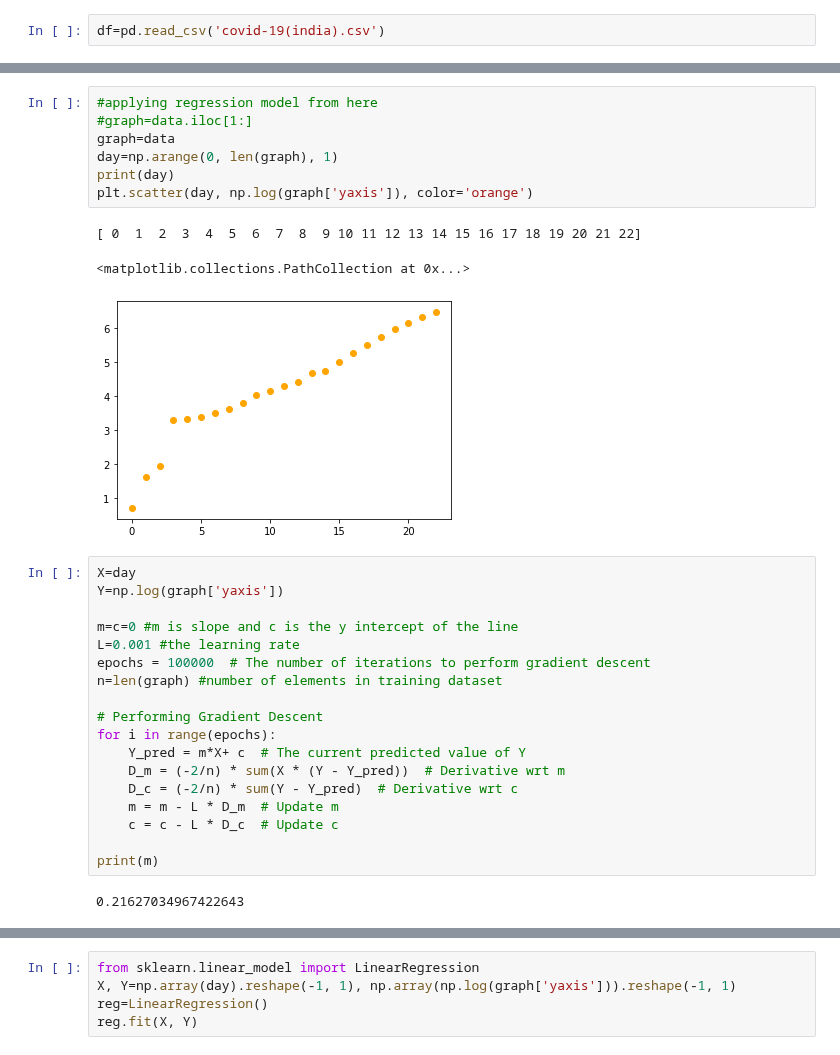
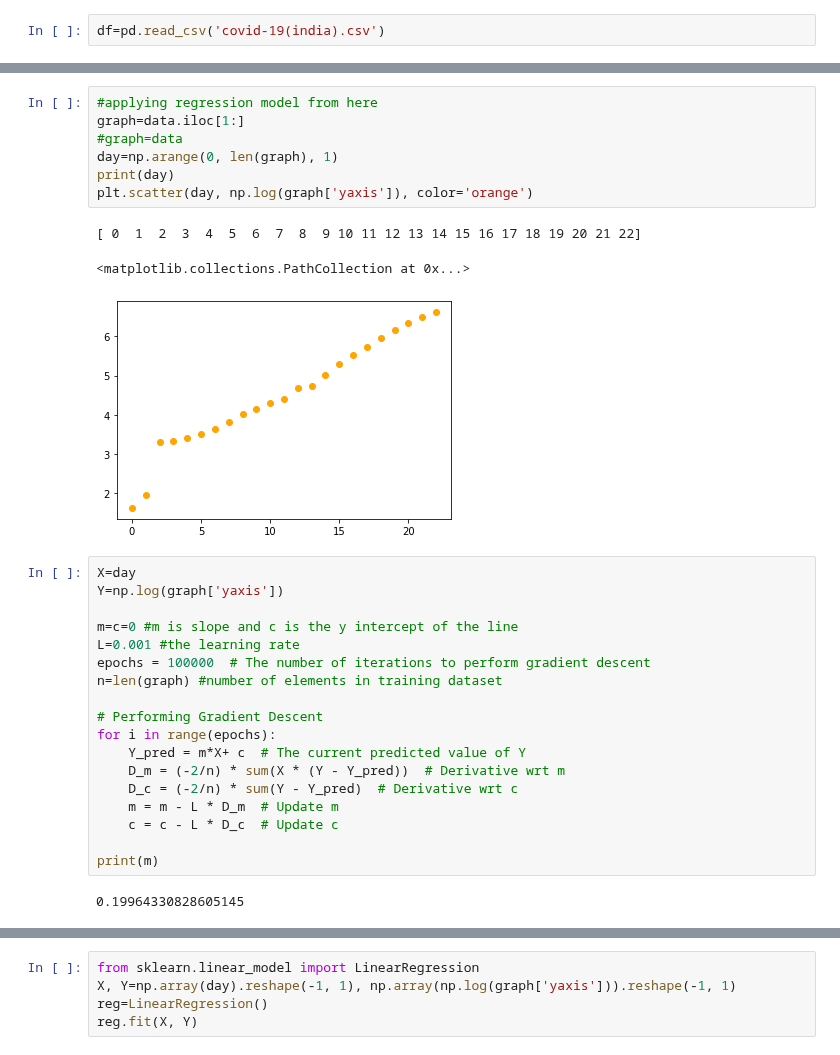
Before and after one commit to firefistKunal/DataScienceN00b, a Jupyter notebook: track_covid-19/localQuery.ipynb, the cells around one changed output, grey strips where cells are left out. Saved outputs shown, nothing was run; the diff lists cells and outputs as text.

Commit message:
visualising some datasets

```diff
--- a/track_covid-19/localQuery.ipynb
+++ b/track_covid-19/localQuery.ipynb
@@ -59,14 +59,14 @@ plt.scatter(data['Date'], data['yaxis'])
 # %%
 #applying regression model from here
-#graph=data.iloc[1:]
-graph=data
+graph=data.iloc[1:]
+#graph=data
 day=np.arange(0, len(graph), 1)
 print(day)
 plt.scatter(day, np.log(graph['yaxis']), color='orange')
 # %% [output]
 [ 0  1  2  3  4  5  6  7  8  9 10 11 12 13 14 15 16 17 18 19 20 21 22]
 <matplotlib.collections.PathCollection at 0x...>
-[figure, old version]
+[figure, new version]
 # %%
 X=day
 Y=np.log(graph['yaxis'])
@@ -86,7 +86,7 @@ for i in range(epochs):
 
 print(m)
 # %% [output]
-0.21627034967422643
+0.19964330828605145
 # %%
 Y_pred = m*X+ c
 plt.scatter(X, Y)
```
Also changed, not shown: parts of 9 cells of this notebook, 4 other files.
